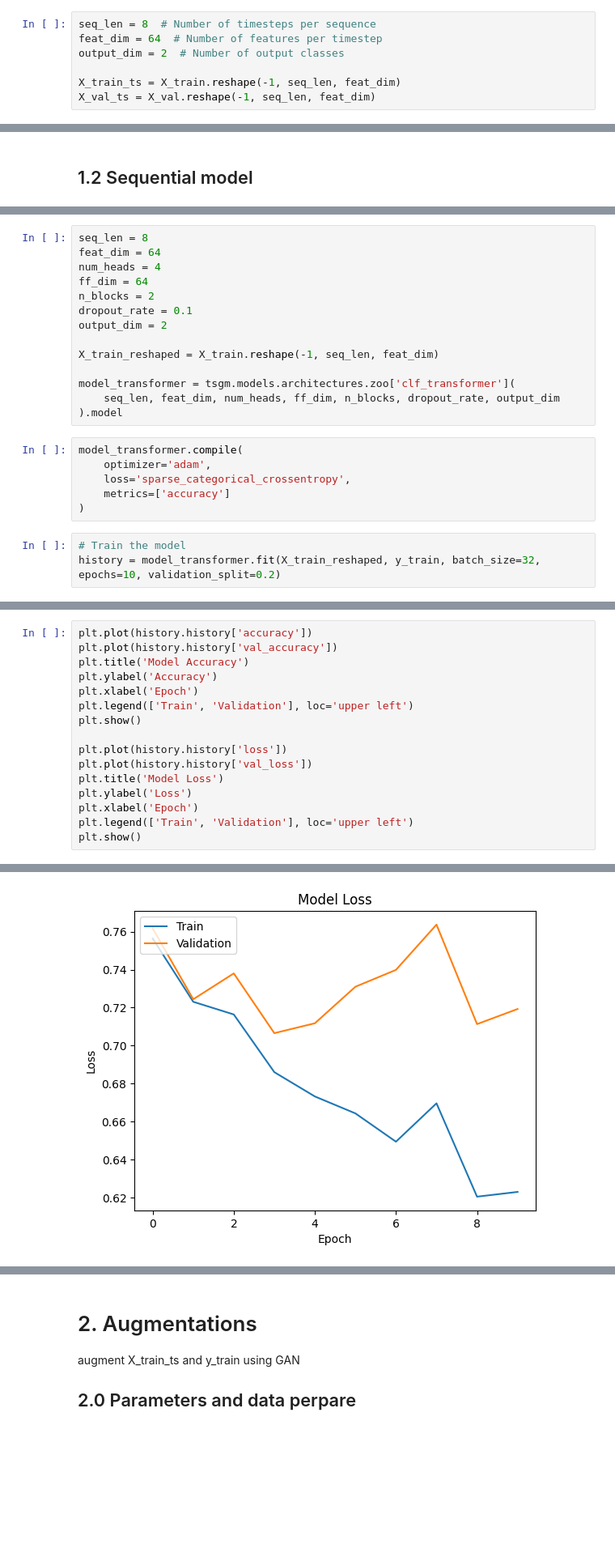
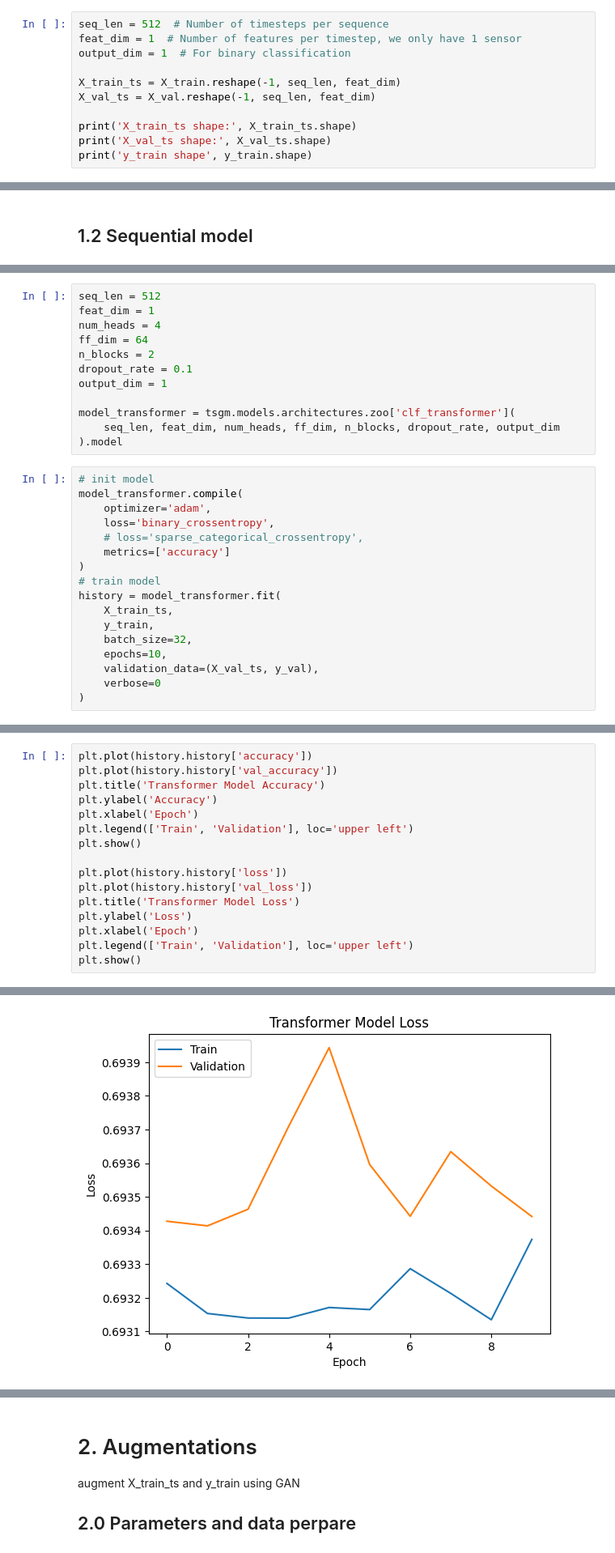
Before and after one commit to AlexanderVNikitin/tsgm, a Jupyter notebook: tutorials/EEG_test.ipynb, the cells around one changed output, grey strips where cells are left out. Shown at 81% size. Saved outputs shown, nothing was run; the diff lists cells and outputs as text; blank space fills up the shorter version.

```diff
--- a/tutorials/EEG_test.ipynb
+++ b/tutorials/EEG_test.ipynb
@@ -136,7 +236,11 @@ print(y_train.shape)
 # %%
-seq_len = 8  # Number of timesteps per sequence
-feat_dim = 64  # Number of features per timestep
-output_dim = 2  # Number of output classes
+seq_len = 512  # Number of timesteps per sequence
+feat_dim = 1  # Number of features per timestep, we only have 1 sensor
+output_dim = 1  # For binary classification
 
 X_train_ts = X_train.reshape(-1, seq_len, feat_dim)
 X_val_ts = X_val.reshape(-1, seq_len, feat_dim)
+
+print('X_train_ts shape:', X_train_ts.shape)
+print('X_val_ts shape:', X_val_ts.shape)
+print('y_train shape', y_train.shape)
@@ -258,23 +371,29 @@ plt.show()
 # %%
-seq_len = 8
-feat_dim = 64
+seq_len = 512
+feat_dim = 1
 num_heads = 4
 ff_dim = 64
 n_blocks = 2
 dropout_rate = 0.1
-output_dim = 2
-
-X_train_reshaped = X_train.reshape(-1, seq_len, feat_dim)
+output_dim = 1
 
 model_transformer = tsgm.models.architectures.zoo['clf_transformer'](
     seq_len, feat_dim, num_heads, ff_dim, n_blocks, dropout_rate, output_dim
 ).model
 # %%
+# init model
 model_transformer.compile(
     optimizer='adam',
-    loss='sparse_categorical_crossentropy',
+    loss='binary_crossentropy',
+    # loss='sparse_categorical_crossentropy',
     metrics=['accuracy']
 )
+# train model
+history = model_transformer.fit(
+    X_train_ts,
+    y_train,
+    batch_size=32,
+    epochs=10,
+    validation_data=(X_val_ts, y_val),
+    verbose=0
+)
-# %%
-# Train the model
-history = model_transformer.fit(X_train_reshaped, y_train, batch_size=32, epochs=10, validation_split=0.2)
@@ -330,7 +428,7 @@ Epoch 2:
 # %%
 plt.plot(history.history['accuracy'])
 plt.plot(history.history['val_accuracy'])
-plt.title('Model Accuracy')
+plt.title('Transformer Model Accuracy')
 plt.ylabel('Accuracy')
 plt.xlabel('Epoch')
 plt.legend(['Train', 'Validation'], loc='upper left')
@@ -338,7 +436,7 @@ plt.show()
 
 plt.plot(history.history['loss'])
 plt.plot(history.history['val_loss'])
-plt.title('Model Loss')
+plt.title('Transformer Model Loss')
 plt.ylabel('Loss')
 plt.xlabel('Epoch')
 plt.legend(['Train', 'Validation'], loc='upper left')
@@ -348 +446 @@ plt.show()
-[figure, old version]
+[figure, new version]
```
Also changed, not shown: parts of 90 cells of this notebook.
